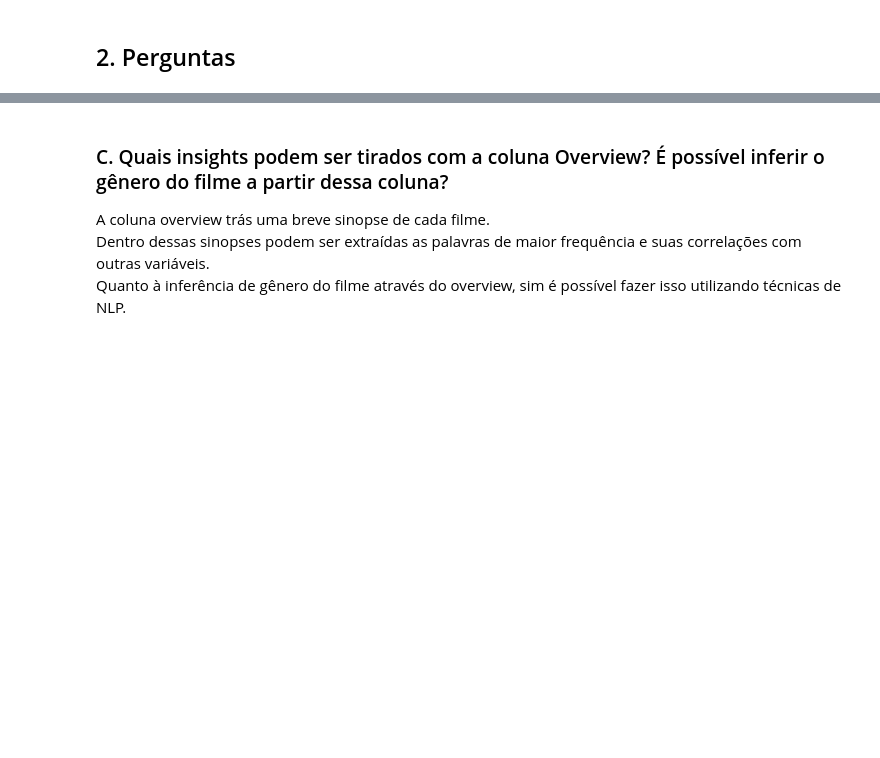
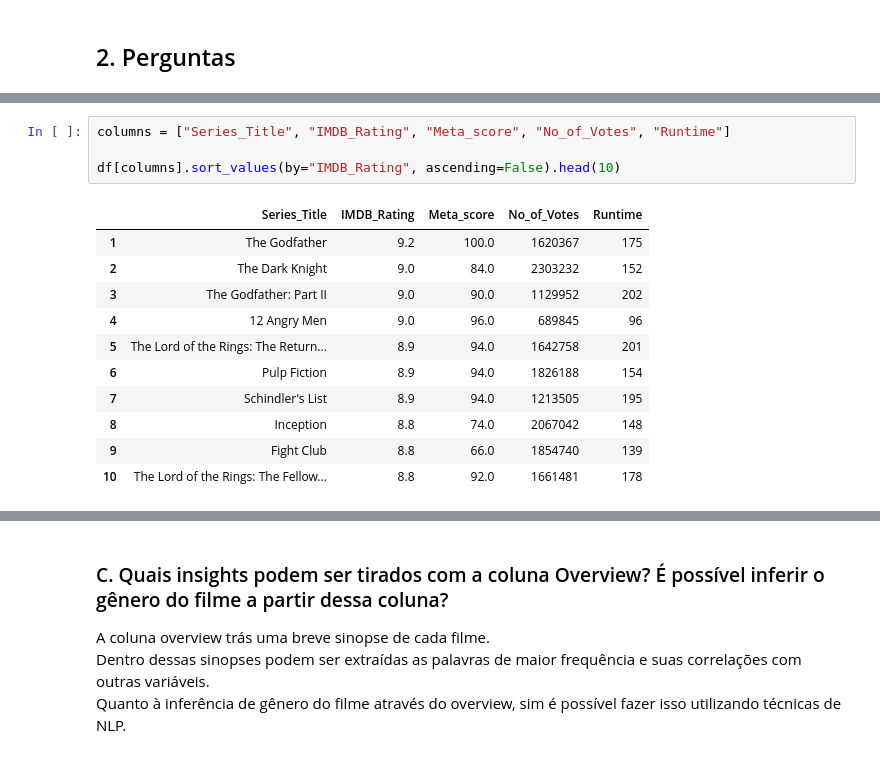
Before and after one commit to RStrzoda/LH_CD_2025, a Jupyter notebook: EDA.ipynb, the cells around one changed output, grey strips where cells are left out. Drawn from its saved outputs; the diff is of its cells as text; blank space fills up the shorter version.

```diff
--- a/EDA.ipynb
+++ b/EDA.ipynb
@@ -459,2 +635,18 @@ Outras variáveis possuem correlações fracas como Runtime e IMDB rating / Runt
+# %%
+columns = ["Series_Title", "IMDB_Rating", "Meta_score", "No_of_Votes", "Runtime"]
+
+df[columns].sort_values(by="IMDB_Rating", ascending=False).head(10)
+# %% [output]
+|  | Series_Title | IMDB_Rating | Meta_score | No_of_Votes | Runtime |
+| 1 | The Godfather | 9.2 | 100.0 | 1620367 | 175 |
+| 2 | The Dark Knight | 9.0 | 84.0 | 2303232 | 152 |
+| 3 | The Godfather: Part II | 9.0 | 90.0 | 1129952 | 202 |
+| 4 | 12 Angry Men | 9.0 | 96.0 | 689845 | 96 |
+| 5 | The Lord of the Rings: The Return... | 8.9 | 94.0 | 1642758 | 201 |
+| 6 | Pulp Fiction | 8.9 | 94.0 | 1826188 | 154 |
+| 7 | Schindler's List | 8.9 | 94.0 | 1213505 | 195 |
+| 8 | Inception | 8.8 | 74.0 | 2067042 | 148 |
+| 9 | Fight Club | 8.8 | 66.0 | 1854740 | 139 |
+| 10 | The Lord of the Rings: The Fellow... | 8.8 | 92.0 | 1661481 | 178 |
 # %% [markdown]
 ### B. Quais são os principais fatores que estão relacionados com alta expectativa de faturamento de um filme?
```
Also changed, not shown: parts of 21 cells of this notebook.
